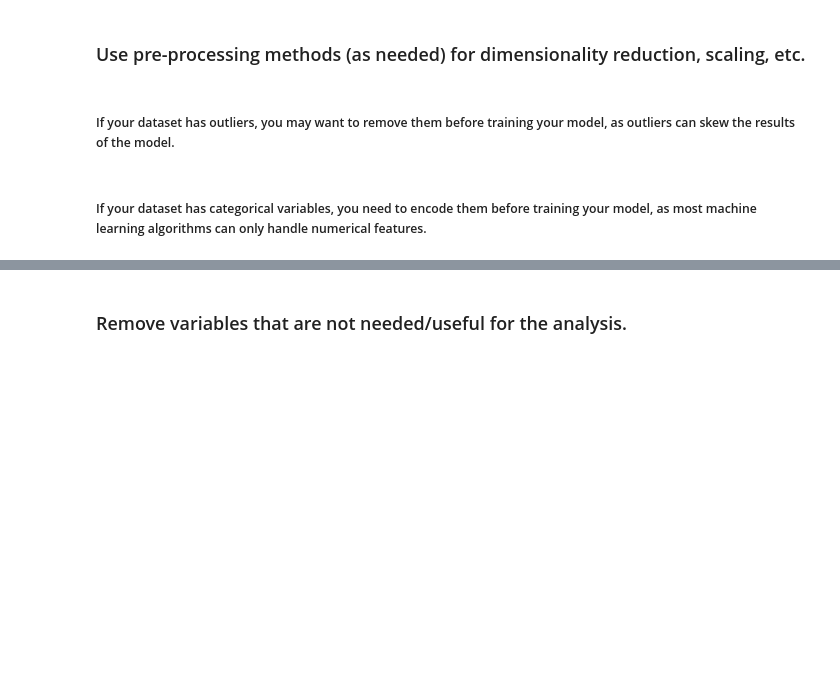
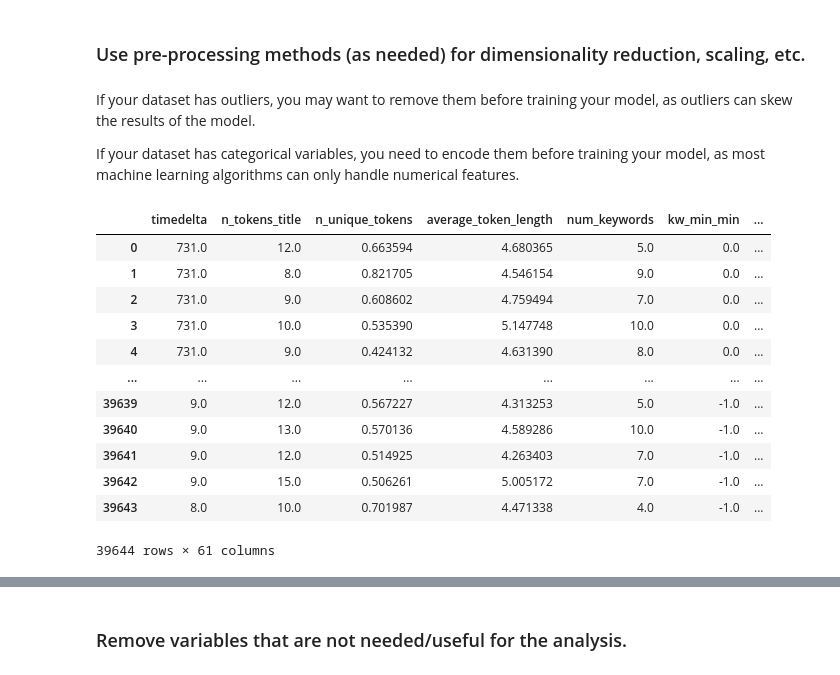
Before and after one commit to Mcusac/OnlineNewsPopML, a Jupyter notebook: 2 - Classification/Classification(Matt).ipynb, the cells around one changed output, grey strips where cells are left out. Cells and saved outputs as stored; diff of their text form; code cells hidden in the pictures; blank space fills up the shorter version.

Commit message:
preparing more variables, start on Dimensionality red and formating

```diff
--- a/2 - Classification/Classification(Matt).ipynb
+++ b/2 - Classification/Classification(Matt).ipynb
@@ -18,9 +28,10 @@ from sklearn.metrics import accuracy_score, precision_score, recall_score, f1_sc
 # %%
 # file path
-filepath = "../1 - Visualization and Data Preprocessing/Data/ONPClean2.csv"
+file_path = "../1 - Visualization and Data Preprocessing/Data/ONPClean2.csv" # previously cleaned
+# file_path = '../1 - Visualization and Data Preprocessing/Data/OnlineNewsPopularity.csv' # unclean
 
 # Load the dataset
-df = pd.read_csv(filepath)
+df = pd.read_csv(file_path)
 
 # Set the maximum number of columns to display to None
 pd.set_option('display.max_columns', None)
@@ -275,7 +408,36 @@ log_self_reference_avg_shares
 # %% [markdown]
 ### Use pre-processing methods (as needed) for dimensionality reduction, scaling, etc.
 # %% [markdown]
-##### If your dataset has outliers, you may want to remove them before training your model, as outliers can skew the results of the model.
+If your dataset has outliers, you may want to remove them before training your model, as outliers can skew the results of the model.
+
+If your dataset has categorical variables, you need to encode them before training your model, as most machine learning algorithms can only handle numerical features.
-# %% [markdown]
-
-##### If your dataset has categorical variables, you need to encode them before training your model, as most machine learning algorithms can only handle numerical features.
+# %%
+# Remove certain columns before dimensionality reduction can take place
+
+# drop certain columns
+df1 = df.drop('url_name', axis=1) # was a string
+df1 = df1.drop('date', axis=1) # datetime change didn't work.
+df1 = df1.drop('log_shares', axis=1) # not useful
+
+# Factor the `news_category` column.
+df1 = pd.get_dummies(df1, columns=['news_category'])
+
+# Factor the `day_of_week` column.
+df1 = pd.get_dummies(df1, columns=['day_of_week'])
+
+# drop Na's
+df1.dropna()
+# %% [output]
+|  | timedelta | n_tokens_title | n_unique_tokens | average_token_length | num_keywords | kw_min_min | ... |
+| 0 | 731.0 | 12.0 | 0.663594 | 4.680365 | 5.0 | 0.0 | ... |
+| 1 | 731.0 | 8.0 | 0.821705 | 4.546154 | 9.0 | 0.0 | ... |
+| 2 | 731.0 | 9.0 | 0.608602 | 4.759494 | 7.0 | 0.0 | ... |
+| 3 | 731.0 | 10.0 | 0.535390 | 5.147748 | 10.0 | 0.0 | ... |
+| 4 | 731.0 | 9.0 | 0.424132 | 4.631390 | 8.0 | 0.0 | ... |
+| ... | ... | ... | ... | ... | ... | ... | ... |
+| 39639 | 9.0 | 12.0 | 0.567227 | 4.313253 | 5.0 | -1.0 | ... |
+| 39640 | 9.0 | 13.0 | 0.570136 | 4.589286 | 10.0 | -1.0 | ... |
+| 39641 | 9.0 | 12.0 | 0.514925 | 4.263403 | 7.0 | -1.0 | ... |
+| 39642 | 9.0 | 15.0 | 0.506261 | 5.005172 | 7.0 | -1.0 | ... |
+| 39643 | 8.0 | 10.0 | 0.701987 | 4.471338 | 4.0 | -1.0 | ... |
+39644 rows × 61 columns
```
Also changed, not shown: parts of 146 cells of this notebook.
